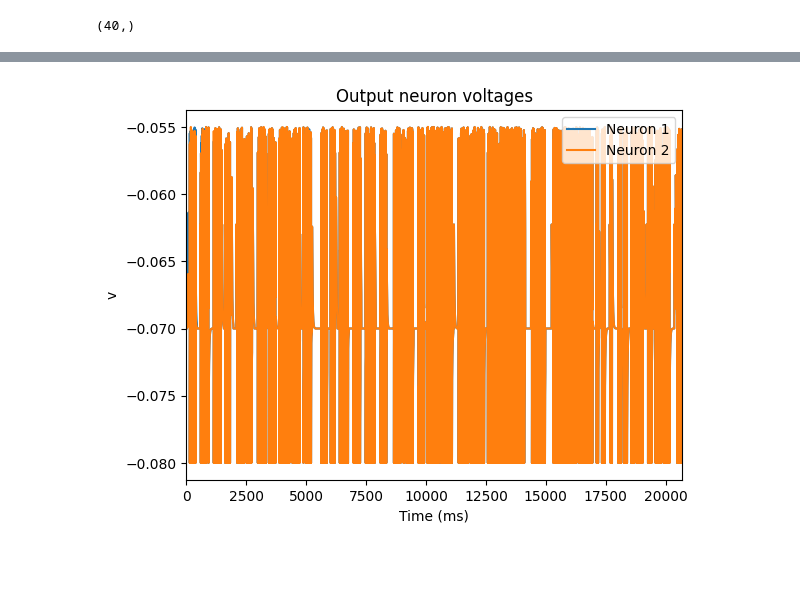
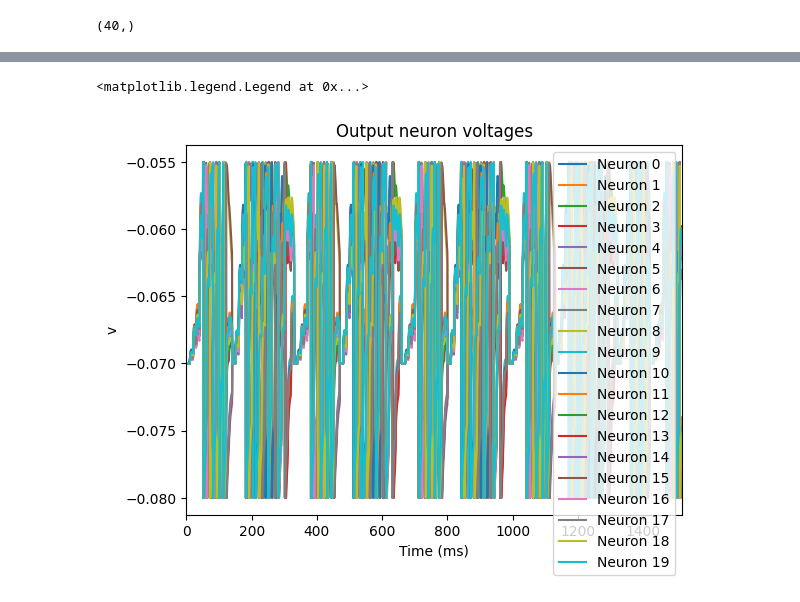
Before and after one commit to Hanna96E/D7046E_SNNproject, a Jupyter notebook: testnetwork.ipynb, the cells around one changed output, grey strips where cells are left out. Saved outputs shown, nothing was run; the diff lists cells and outputs as text; code cells hidden in the pictures; blank space fills up the shorter version.

```diff
--- a/testnetwork.ipynb
+++ b/testnetwork.ipynb
@@ -6,11 +6,11 @@ import os
 # %%
 #Test read one file
 file = []
-# with open("dataset/left_hand_A2_V1.csv") as csvfile:
 with open("test.csv") as csvfile:
     reader = csv.reader(csvfile)
     for row in reader: # each row is a list
-        file.append(row)
+        if (np.any(np.array(row, dtype=int))):
+            file.append(row)
 file = np.array(file).astype(int)
 # %%
 dataset = []
@@ -22,8 +22,9 @@ for filename in os.listdir("dataset/"):
    with open(f"dataset/{filename}", 'r') as csvfile:
       reader = csv.reader(csvfile)
       for row in reader: # each row is a list
-        data.append(row)
+         if (np.any(np.array(row, dtype=int))):
+            data.append(row)
 
    dataset.append(np.array(data).astype(int))
 
-dataset = np.array(dataset)
+dataset = np.array(dataset, dtype=object)
@@ -79,5 +35,5 @@ dataset.shape
 # %%
-frame_delay = 20*ms
+frame_delay = 10*ms
 
 # Extract the which neurons spikes and at which times they spike
 def extract_spikes(file):
@@ -428,10 +394,13 @@ legend();
 # %%
-plot(monitorHidden.t/ms, monitorHidden.v[0], label='Neuron 1')
-plot(monitorHidden.t/ms, monitorHidden.v[1], label='Neuron 2')
+for i in range(20):
+    plot(monitorHidden.t/ms, monitorHidden.v[i], label=f'Neuron {i}')
+# plot(monitorHidden.t/ms, monitorHidden.v[2], label=f'Neuron {2}')
+
 xlabel('Time (ms)')
 ylabel('v')
 title('Output neuron voltages')
 xlim(0,run_to/ms)
-legend();
+legend()
 # %% [output]
+<matplotlib.legend.Legend at 0x...>
-[figure, old version]
+[figure, new version]
```
Also changed, not shown: parts of 20 cells of this notebook, 1 other file.
